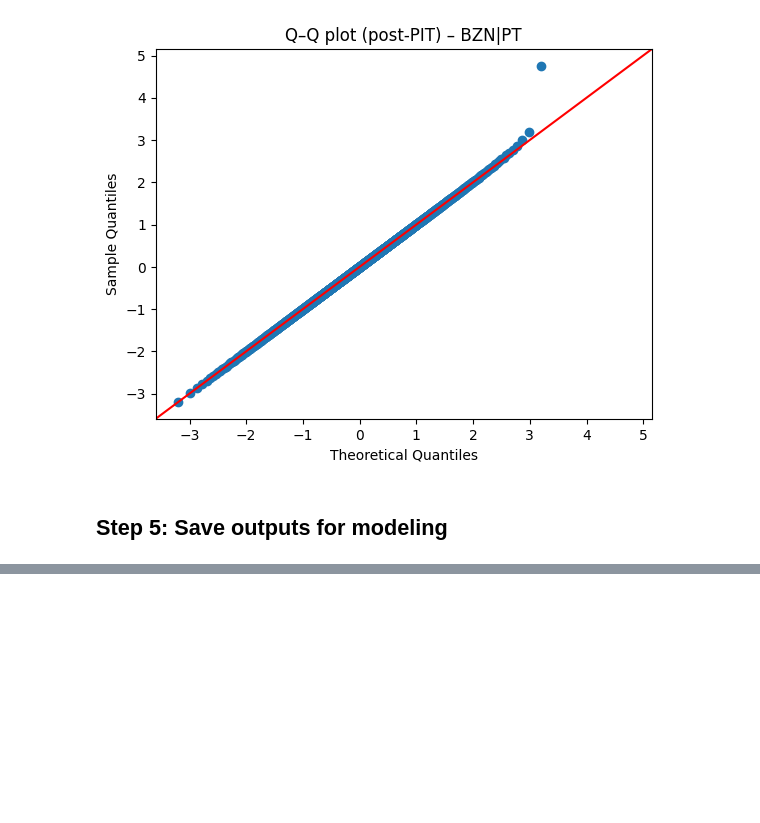
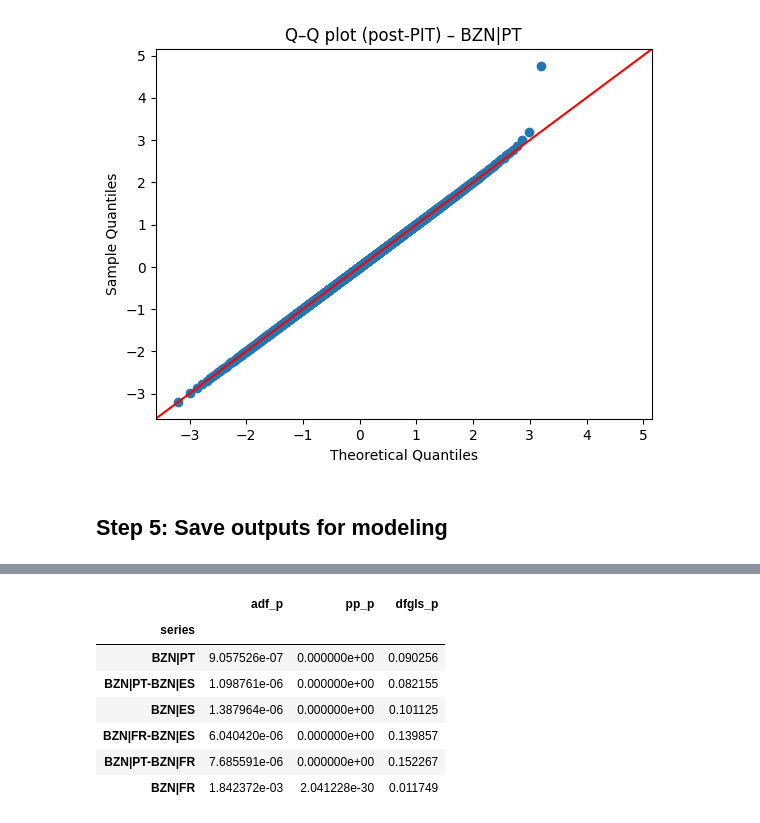
Before and after one commit to franrolotti/volatility-spillovers-methodology, a Jupyter notebook: 02_compute_realized_volatilities.ipynb, the cells around one changed output, grey strips where cells are left out. Cells and saved outputs as stored; diff of their text form; code cells hidden in the pictures; blank space fills up the shorter version.

```diff
--- a/02_compute_realized_volatilities.ipynb
+++ b/02_compute_realized_volatilities.ipynb
@@ -403,0 +545,49 @@ ImportError: cannot import name 'phillips_perron' from 'statsmodels.tsa.stattool
+# %%
+# === Unit-root checks AFTER PIT: ADF, PP, DF-GLS =========================
+import pandas as pd
+from statsmodels.tsa.stattools import adfuller
+
+# Phillips-Perron helper (statsmodels ≥0.13 preferred; fallback to arch)
+try:
+    from statsmodels.tsa.stattools import phillips_perron
+    def pp_pvalue(x, lags=None, trend='c'):
+        return phillips_perron(x, lags=lags, trend=trend)[1]
+except ImportError:                    # fall back on arch's implementation
+    from arch.unitroot import PhillipsPerron
+    def pp_pvalue(x, lags=None, trend='c'):
+        return PhillipsPerron(x, lags=lags, trend=trend).pvalue
+
+# DF-GLS (Elliott-Rothenberg-Stock)—handy in multivariate / small-sample work
+from arch.unitroot import DFGLS
+
+def unit_root_tests(df, maxlag=12, pp_lags=None, trend='c'):
+    """
+    Returns a DataFrame with p-values for ADF, Phillips-Perron and DF-GLS.
+    trend ∈ {'c','ct','nc'}: constant / constant+trend / no constant.
+    """
+    results = []
+    for col in df.columns:
+        series = df[col].dropna()
+
+        adf_p   = adfuller(series, maxlag=maxlag, autolag='BIC', regression=trend)[1]
+        pp_p    = pp_pvalue(series, lags=pp_lags, trend=trend)
+        dfgls_p = DFGLS(series, trend=trend).pvalue
+
+        results.append(dict(series=col, adf_p=adf_p, pp_p=pp_p, dfgls_p=dfgls_p))
+
+    return (pd.DataFrame(results)
+            .set_index('series')
+            .sort_values(['adf_p', 'pp_p']))
+
+# Run the tests on the PIT-transformed vech matrix
+unitroot = unit_root_tests(pit_vech)
+display(unitroot)
+# %% [output]
+|  | adf_p | pp_p | dfgls_p |
+| series |  |  |  |
+| BZN|PT | 9.057526e-07 | 0.000000e+00 | 0.090256 |
+| BZN|PT-BZN|ES | 1.098761e-06 | 0.000000e+00 | 0.082155 |
+| BZN|ES | 1.387964e-06 | 0.000000e+00 | 0.101125 |
+| BZN|FR-BZN|ES | 6.040420e-06 | 0.000000e+00 | 0.139857 |
+| BZN|PT-BZN|FR | 7.685591e-06 | 0.000000e+00 | 0.152267 |
+| BZN|FR | 1.842372e-03 | 2.041228e-30 | 0.011749 |
```
Also changed, not shown: parts of 16 cells of this notebook, 1 other file.
